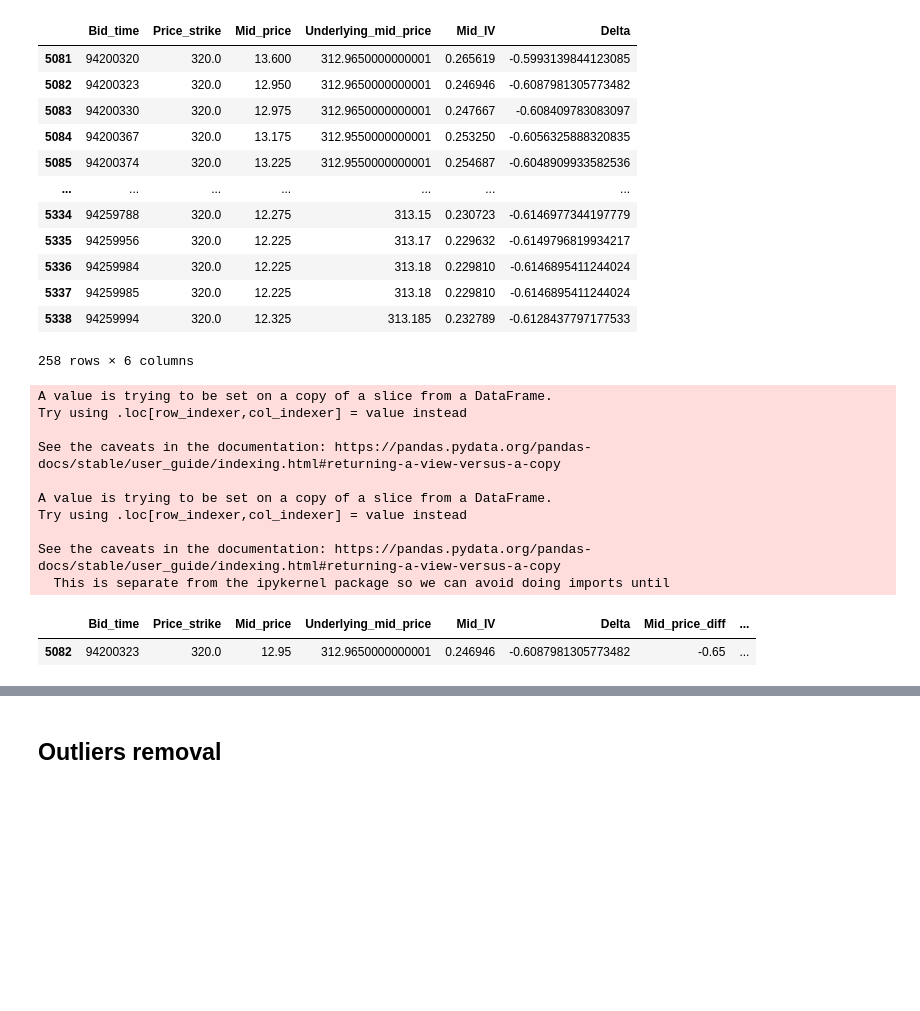
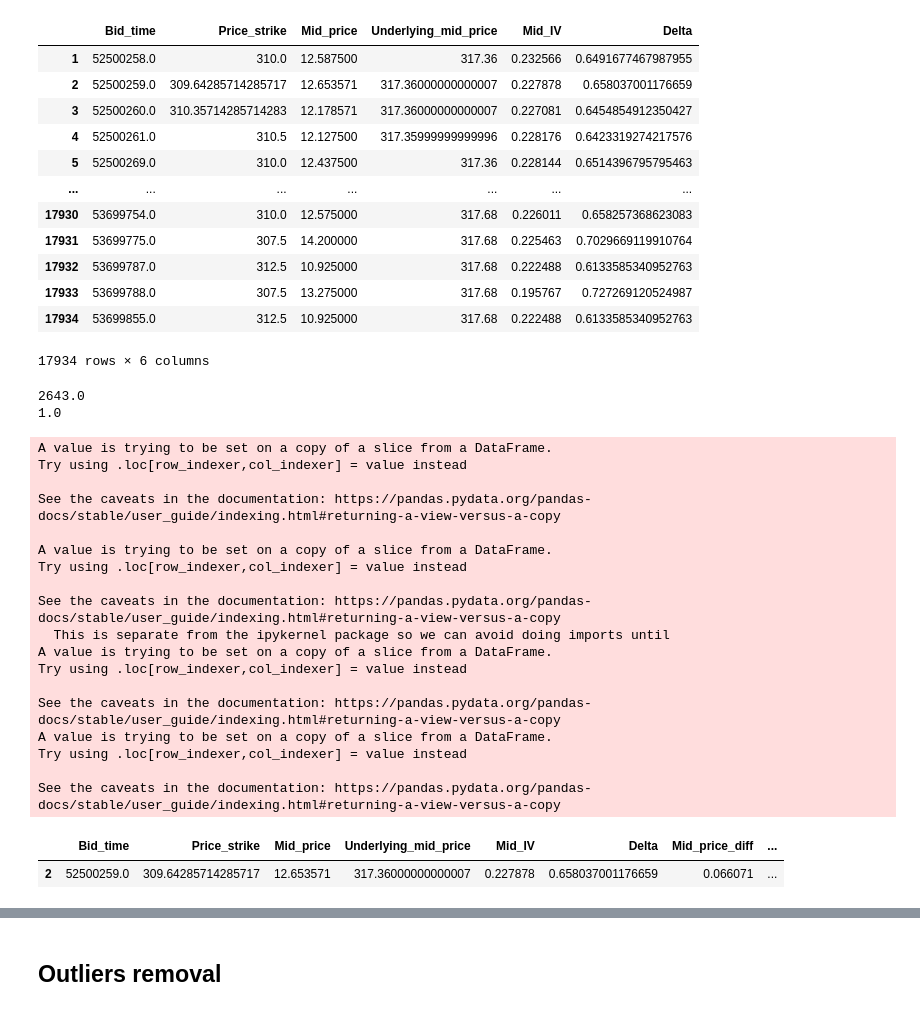
Before and after one commit to eugene195/HPVol, a Jupyter notebook: Data_plots.ipynb, the cells around one changed output, grey strips where cells are left out. Drawn from its saved outputs; the diff is of its cells as text; code cells hidden in the pictures; blank space fills up the shorter version.

```diff
--- a/Data_plots.ipynb
+++ b/Data_plots.ipynb
@@ -19,11 +19,15 @@ output_notebook()
 Loading BokehJS ...
 [interactive output not drawn]
 # %%
-# raw_dataset_name = "ticks_50dc_AAPL"
-# raw_dataset_name = "ticks_60dc_AAPL"
-raw_dataset_name = "ticks_60dp_AAPL"
+# session = "AM"
+# session = "MID"
+session = "PM"
+
+raw_dataset_name = "ticks_50dc"
+# raw_dataset_name = "ticks_60dc"
+# raw_dataset_name = "ticks_60dp"
 # %%
-raw_ticks = pd.read_csv("data/{}.csv".format(raw_dataset_name), header=None)
+raw_ticks = pd.read_csv("final_dataset/{}/{}_{}_AAPL.csv".format(session, session, raw_dataset_name), header=None)
 raw_ticks.columns = raw_ticks.iloc[0]
 raw_ticks = raw_ticks.iloc[1:]
 raw_ticks = raw_ticks.iloc[:, 1:]
@@ -36,7 +40,7 @@ raw_ticks["Mid_price"] = raw_ticks["Mid_price"].astype(float)
 
 # convert in micro
 raw_ticks = raw_ticks.sort_values("Bid_time")
-# raw_ticks["Bid_time"] = raw_ticks["Bid_time"] * 1000
+raw_ticks["Bid_time"] = raw_ticks["Bid_time"] / 1000000
 
 # ticks are throttled to 1ms sometimes - redistribute
 def distribute_ticks(df):
@@ -50,9 +54,10 @@ def distribute_ticks(df):
     return pd.concat(results)
 
 # raw_ticks = distribute_ticks(raw_ticks)
-
+# raw_ticks = raw_ticks.groupby(['Bid_time']).mean().reset_index()
+raw_ticks = raw_ticks.sort_values("Bid_time")
 # time_start = min(raw_ticks["Bid_time"])
 # raw_ticks["Bid_time"] = raw_ticks["Bid_time"] - time_start
-# raw_ticks = raw_ticks.sort_values("Bid_time")
 
-raw_ticks = raw_ticks.loc[(raw_ticks["Bid_time"] > 9.42e7) & (raw_ticks["Bid_time"] < 9.426e7)]
+
+# raw_ticks = raw_ticks.loc[(raw_ticks["Bid_time"] > 9.42e7) & (raw_ticks["Bid_time"] < 9.426e7)]
@@ -60,15 +70,15 @@ raw_ticks = raw_ticks.loc[(raw_ticks["Bid_time"] > 9.42e7) & (raw_ticks["Bid_tim
 raw_ticks
 # %% [output]
 |  | Bid_time | Price_strike | Mid_price | Underlying_mid_price | Mid_IV | Delta |
-| 5081 | 94200320 | 320.0 | 13.600 | 312.9650000000001 | 0.265619 | -0.5993139844123085 |
-| 5082 | 94200323 | 320.0 | 12.950 | 312.9650000000001 | 0.246946 | -0.6087981305773482 |
-| 5083 | 94200330 | 320.0 | 12.975 | 312.9650000000001 | 0.247667 | -0.608409783083097 |
-| 5084 | 94200367 | 320.0 | 13.175 | 312.9550000000001 | 0.253250 | -0.6056325888320835 |
-| 5085 | 94200374 | 320.0 | 13.225 | 312.9550000000001 | 0.254687 | -0.6048909933582536 |
+| 1 | 52500258.0 | 310.0 | 12.587500 | 317.36 | 0.232566 | 0.6491677467987955 |
+| 2 | 52500259.0 | 309.64285714285717 | 12.653571 | 317.36000000000007 | 0.227878 | 0.658037001176659 |
+| 3 | 52500260.0 | 310.35714285714283 | 12.178571 | 317.36000000000007 | 0.227081 | 0.6454854912350427 |
+| 4 | 52500261.0 | 310.5 | 12.127500 | 317.35999999999996 | 0.228176 | 0.6423319274217576 |
+| 5 | 52500269.0 | 310.0 | 12.437500 | 317.36 | 0.228144 | 0.6514396795795463 |
 | ... | ... | ... | ... | ... | ... | ... |
-| 5334 | 94259788 | 320.0 | 12.275 | 313.15 | 0.230723 | -0.6146977344197779 |
-| 5335 | 94259956 | 320.0 | 12.225 | 313.17 | 0.229632 | -0.6149796819934217 |
-| 5336 | 94259984 | 320.0 | 12.225 | 313.18 | 0.229810 | -0.6146895411244024 |
-| 5337 | 94259985 | 320.0 | 12.225 | 313.18 | 0.229810 | -0.6146895411244024 |
-| 5338 | 94259994 | 320.0 | 12.325 | 313.185 | 0.232789 | -0.6128437797177533 |
+| 17930 | 53699754.0 | 310.0 | 12.575000 | 317.68 | 0.226011 | 0.658257368623083 |
+| 17931 | 53699775.0 | 307.5 | 14.200000 | 317.68 | 0.225463 | 0.7029669119910764 |
+| 17932 | 53699787.0 | 312.5 | 10.925000 | 317.68 | 0.222488 | 0.6133585340952763 |
+| 17933 | 53699788.0 | 307.5 | 13.275000 | 317.68 | 0.195767 | 0.727269120524987 |
+| 17934 | 53699855.0 | 312.5 | 10.925000 | 317.68 | 0.222488 | 0.6133585340952763 |
-258 rows × 6 columns
+17934 rows × 6 columns
@@ -75,21 +87,55 @@ raw_ticks
+# %%
+print(max(test_))
+print(min(test_))
+# %% [output]
+2643.0
+1.0
 # %%
 raw_ticks_diff = calc_ts_diff(raw_ticks, keys=['Mid_price', 'Bid_time', 'Mid_IV'])
 raw_ticks_diff["Mid_price_ret"] = np.log1p(raw_ticks["Mid_price"].pct_change())
 raw_ticks_diff["Mid_IV_diff_sign"] = np.sign(raw_ticks_diff["Mid_IV_diff"])
 
 
+duration_threshold = 5e6 #\mus
+
+diff_arr = np.array(raw_ticks_diff["Bid_time_diff"])
+ts_arr = np.array(raw_ticks_diff["Bid_time"])
+diff_ind = list(np.where(diff_arr > duration_threshold)[0])
+ts_ind = [diff_ind[k] - diff_ind[k-1] if k != 0 else diff_ind[k] for k in range(0, len(diff_ind))]
+def recursive_shift(ts_series, diff_series, ts_ind, diff_ind):
+    if ts_ind:
+        ts_idx_ = ts_ind.pop(0)
+        diff_idx_ = diff_ind.pop(0)
+        shift_val = diff_series[diff_idx_]
+        lhs = ts_series[:ts_idx_]
+        rhs = ts_series[ts_idx_:]
+        return np.concatenate([lhs, recursive_shift(rhs - shift_val, diff_series, ts_ind, diff_ind)])
+    return np.array(ts_series)
+
+raw_ticks_diff["Bid_time"] = recursive_shift(ts_arr, diff_arr, ts_ind, diff_ind).tolist()
+diffs = np.diff(raw_ticks_diff["Bid_time"])
+raw_ticks_diff["Bid_time_diff"] = np.insert(diffs, 0, list(raw_ticks_diff["Bid_time_diff"])[0], axis=0).tolist()
+
 
 raw_ticks_diff.head(1)
 # %% [output]
 A value is trying to be set on a copy of a slice from a DataFrame.
 Try using .loc[row_indexer,col_indexer] = value instead
 
 See the caveats in the documentation: https://pandas.pydata.org/pandas-docs/stable/user_guide/indexing.html#returning-a-view-versus-a-copy
 
 A value is trying to be set on a copy of a slice from a DataFrame.
 Try using .loc[row_indexer,col_indexer] = value instead
 
 See the caveats in the documentation: https://pandas.pydata.org/pandas-docs/stable/user_guide/indexing.html#returning-a-view-versus-a-copy
   This is separate from the ipykernel package so we can avoid doing imports until
+A value is trying to be set on a copy of a slice from a DataFrame.
+Try using .loc[row_indexer,col_indexer] = value instead
+
+See the caveats in the documentation: https://pandas.pydata.org/pandas-docs/stable/user_guide/indexing.html#returning-a-view-versus-a-copy
+A value is trying to be set on a copy of a slice from a DataFrame.
+Try using .loc[row_indexer,col_indexer] = value instead
+
+See the caveats in the documentation: https://pandas.pydata.org/pandas-docs/stable/user_guide/indexing.html#returning-a-view-versus-a-copy
 |  | Bid_time | Price_strike | Mid_price | Underlying_mid_price | Mid_IV | Delta | Mid_price_diff | ... |
-| 5082 | 94200323 | 320.0 | 12.95 | 312.9650000000001 | 0.246946 | -0.6087981305773482 | -0.65 | ... |
+| 2 | 52500259.0 | 309.64285714285717 | 12.653571 | 317.36000000000007 | 0.227878 | 0.658037001176659 | 0.066071 | ... |
```
Also changed, not shown: parts of 13 cells of this notebook, 30 other files.
